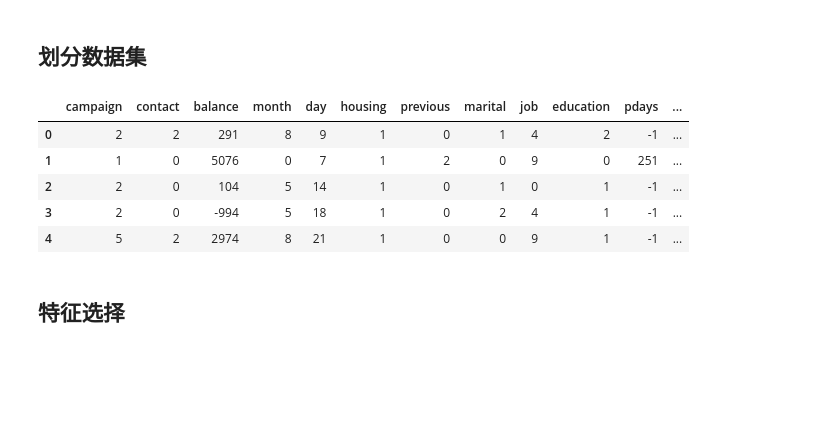
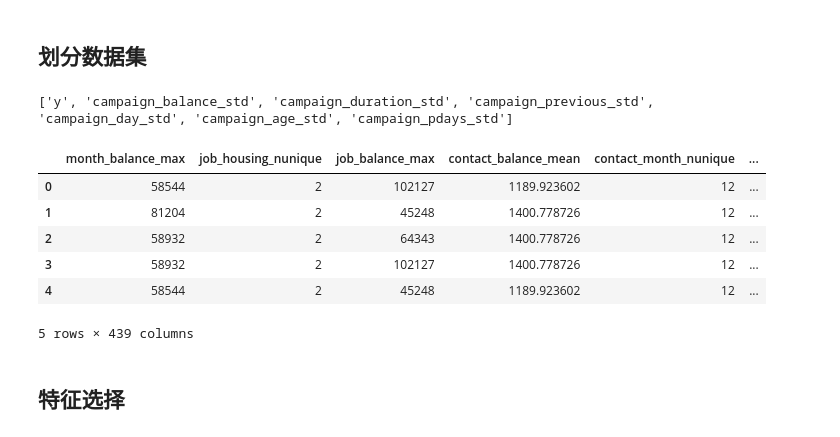
Before and after one commit to HongtaoZ/PlayAsNovice, a Jupyter notebook: 「二分类算法」提供银行精准营销解决方案/二分类算法.ipynb, the cells around one changed output. Cells and saved outputs as stored; diff of their text form; code cells hidden in the pictures; blank space fills up the shorter version.

```diff
--- a/「二分类算法」提供银行精准营销解决方案/二分类算法.ipynb
+++ b/「二分类算法」提供银行精准营销解决方案/二分类算法.ipynb
@@ -73,0 +105,13 @@ objectInfoView(allData)
+# %%
+feature=allData.columns.tolist()
+feature.remove('ID')
+feature.remove('y')
+sparse_feature= ['campaign','contact','default','education','housing','job','loan','marital','month','poutcome']
+dense_feature=list(set(feature)-set(sparse_feature))
+# %%
+ll=[]
+for f in['campaign', 'contact','default','education','housing','job','loan','marital','poutcome']:
+    allData,_=feature_count(allData,['day','month',f])
+    ll.append(_)
+print(ll)
+allData.head()
@@ -73,0 +127,21 @@ objectInfoView(allData)
+# %%
+def get_new_columns(name,aggs):
+    l=[]
+    for k in aggs.keys():
+        for agg in aggs[k]:
+            if str(type(agg))=="<class 'function'>":
+                l.append(name + '_' + k + '_' + 'other')
+            else:
+                l.append(name + '_' + k + '_' + agg)
+    return l
+# %%
+for d in tqdm(sparse_feature):
+    aggs={}
+    for s in sparse_feature:
+        aggs[s]=['count','nunique']
+    for den in dense_feature:
+        aggs[den]=['mean','max','min','std']
+    aggs.pop(d)
+    temp=allData.groupby(d).agg(aggs).reset_index()
+    temp.columns=[d]+get_new_columns(d,aggs)
+    allData=pd.merge(allData,temp,on=d,how='left')
@@ -116,18 +201,28 @@ allData.head()
 ## 划分数据集
 # %%
 train_use_col = list(set(allData.columns)-set(['ID','y']))
+
+
+delElements = allData.columns[allData.isna().any()].tolist()
+print(delElements)
+for ele in delElements:
+    if ele in train_use_col:
+        train_use_col.remove(ele)
+
 X1 = allData[train_use_col][:trainDataLen]
 y1 = allData['y'][:trainDataLen]
 
-X2 = allData[train_use_col][trainDataLen:]
+X2 = allData[trainDataLen:][train_use_col]
 X1.head()
 # %% [output]
+['y', 'campaign_balance_std', 'campaign_duration_std', 'campaign_previous_std', 'campaign_day_std', 'campaign_age_std', 'campaign_pdays_std']
-|  | campaign | contact | balance | month | day | housing | previous | marital | job | education | pdays | ... |
-| 0 | 2 | 2 | 291 | 8 | 9 | 1 | 0 | 1 | 4 | 2 | -1 | ... |
-| 1 | 1 | 0 | 5076 | 0 | 7 | 1 | 2 | 0 | 9 | 0 | 251 | ... |
-| 2 | 2 | 0 | 104 | 5 | 14 | 1 | 0 | 1 | 0 | 1 | -1 | ... |
-| 3 | 2 | 0 | -994 | 5 | 18 | 1 | 0 | 2 | 4 | 1 | -1 | ... |
-| 4 | 5 | 2 | 2974 | 8 | 21 | 1 | 0 | 0 | 9 | 1 | -1 | ... |
+|  | month_balance_max | job_housing_nunique | job_balance_max | contact_balance_mean | contact_month_nunique | ... |
+| 0 | 58544 | 2 | 102127 | 1189.923602 | 12 | ... |
+| 1 | 81204 | 2 | 45248 | 1400.778726 | 12 | ... |
+| 2 | 58932 | 2 | 64343 | 1400.778726 | 12 | ... |
+| 3 | 58932 | 2 | 102127 | 1400.778726 | 12 | ... |
+| 4 | 58544 | 2 | 45248 | 1189.923602 | 12 | ... |
+5 rows × 439 columns
 # %% [markdown]
 ## 特征选择
 # %%
```
Also changed, not shown: parts of 14 cells of this notebook.
